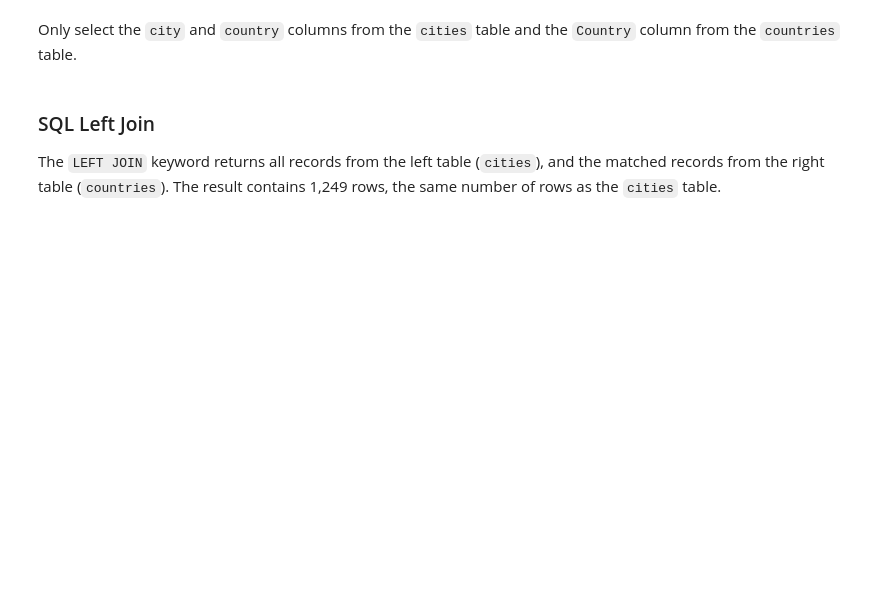
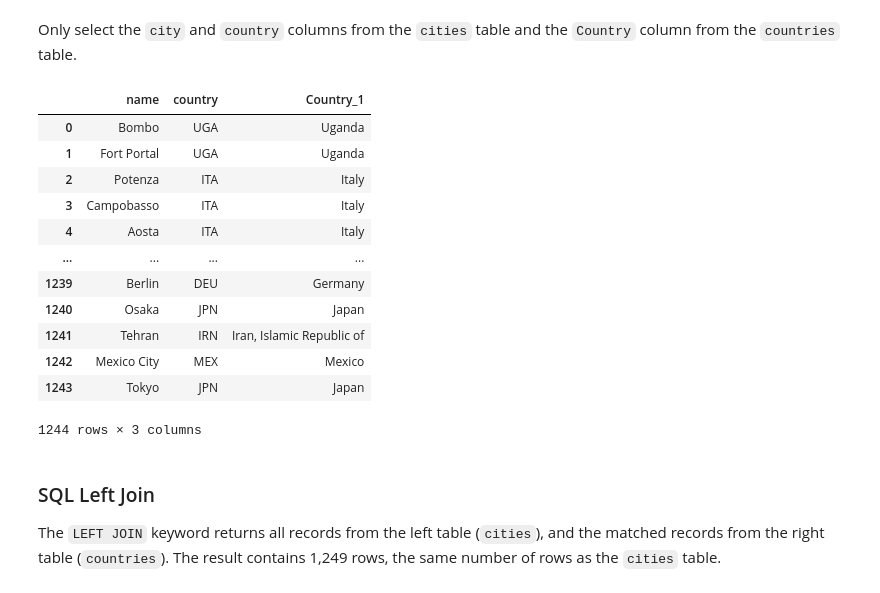
Before and after one commit to JialeiGuo1108/CASA-0025, a Jupyter notebook: notebooks/W02_sql_basics.ipynb, the cells around one changed output. Drawn from its saved outputs; the diff is of its cells as text; code cells hidden in the pictures; blank space fills up the shorter version.

```diff
--- a/notebooks/W02_sql_basics.ipynb
+++ b/notebooks/W02_sql_basics.ipynb
@@ -317,7 +460,24 @@ Only select the `city` and `country` columns from the `cities` table and the `Co
 # %%
 %%sql
 
-SELECT name, cities."country", countries."Country" FROM cities INNER JOIN countries ON cities.country = countries."Alpha3_code";
+SELECT name, cities."country", countries."Country"
+FROM cities
+INNER JOIN countries
+ON cities.country = countries."Alpha3_code";
+# %% [output]
+|  | name | country | Country_1 |
+| 0 | Bombo | UGA | Uganda |
+| 1 | Fort Portal | UGA | Uganda |
+| 2 | Potenza | ITA | Italy |
+| 3 | Campobasso | ITA | Italy |
+| 4 | Aosta | ITA | Italy |
+| ... | ... | ... | ... |
+| 1239 | Berlin | DEU | Germany |
+| 1240 | Osaka | JPN | Japan |
+| 1241 | Tehran | IRN | Iran, Islamic Republic of |
+| 1242 | Mexico City | MEX | Mexico |
+| 1243 | Tokyo | JPN | Japan |
+1244 rows × 3 columns
 # %% [markdown]
 ### SQL Left Join
 
```
Also changed, not shown: parts of 26 cells of this notebook, 2 other files.
